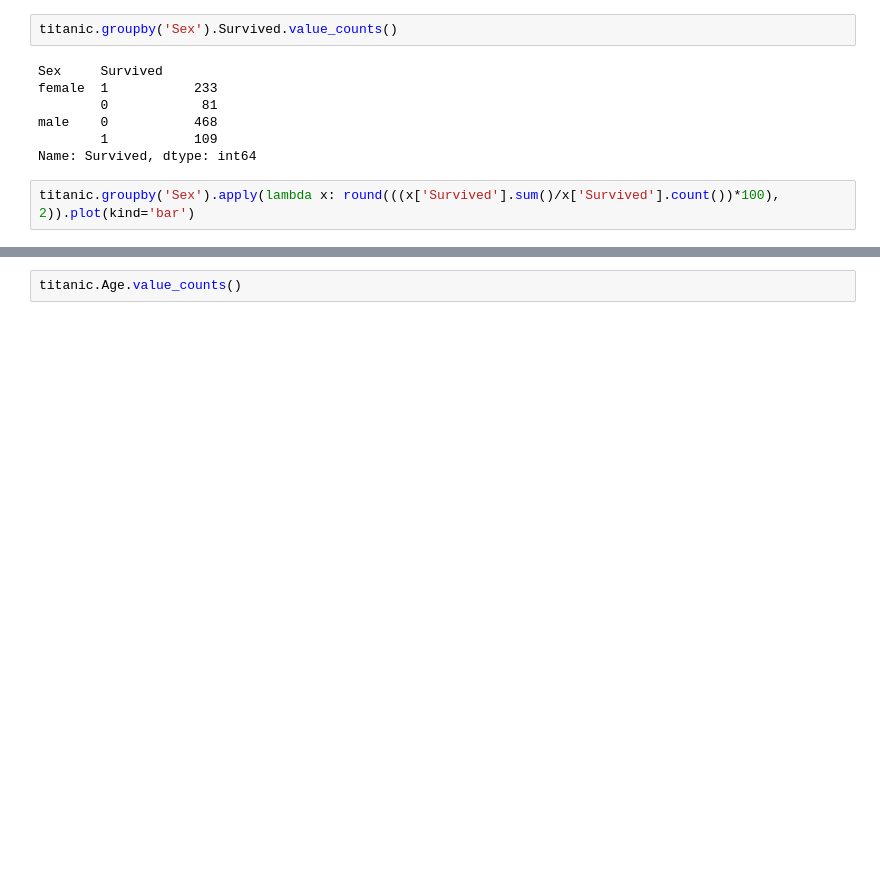
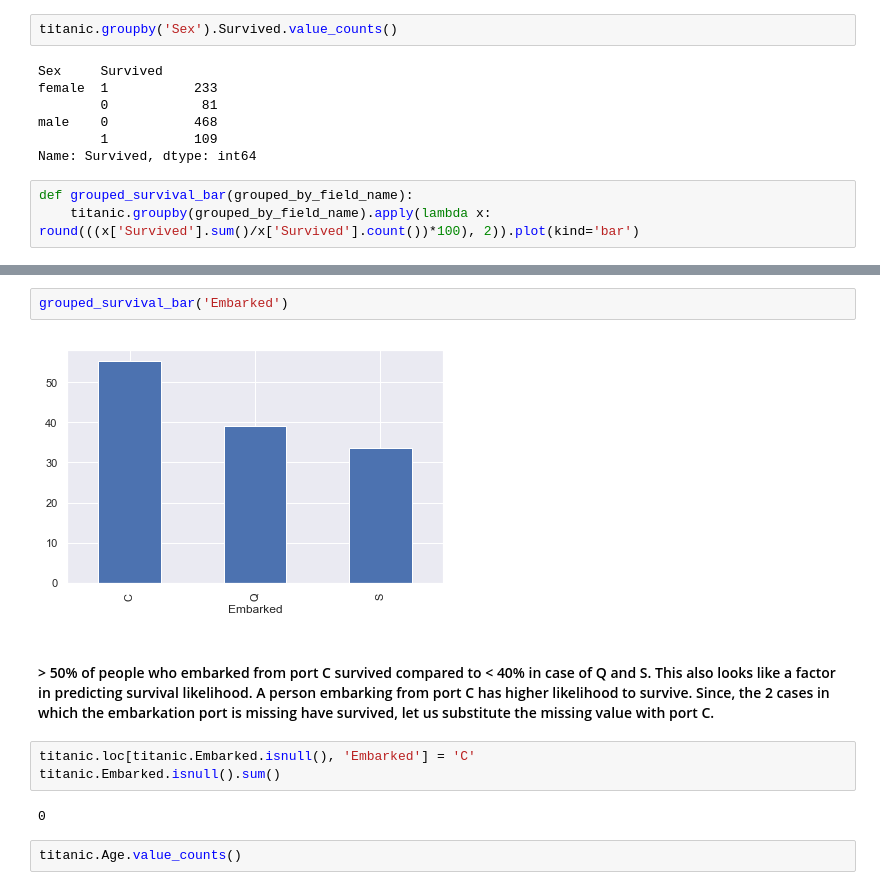
Before and after one commit to abhishekjain88/titanic-kaggle, a Jupyter notebook: Titanic Competition.ipynb, the cells around one changed output, grey strips where cells are left out. Drawn from its saved outputs; the diff is of its cells as text; blank space fills up the shorter version.

Commit message:
Embarkation port analysis complete

```diff
--- a/Titanic Competition.ipynb
+++ b/Titanic Competition.ipynb
@@ -202,4 +202,5 @@ male    0           468
         1           109
 Name: Survived, dtype: int64
 # %%
-titanic.groupby('Sex').apply(lambda x: round(((x['Survived'].sum()/x['Survived'].count())*100), 2)).plot(kind='bar')
+def grouped_survival_bar(grouped_by_field_name):
+    titanic.groupby(grouped_by_field_name).apply(lambda x: round(((x['Survived'].sum()/x['Survived'].count())*100), 2)).plot(kind='bar')
@@ -211,3 +246,14 @@ titanic.groupby('Sex').apply(lambda x: round(((x['Survived'].sum()/x['Survived']
+# %%
+grouped_survival_bar('Embarked')
+# %% [output]
+[figure, added]
+# %% [markdown]
+#### > 50% of people who embarked from port C survived compared to < 40% in case of Q and S. This also looks like a factor in predicting survival likelihood. A person embarking from port C has higher likelihood to survive. Since, the 2 cases in which the embarkation port is missing have survived, let us substitute the missing value with port C.
+# %%
+titanic.loc[titanic.Embarked.isnull(), 'Embarked'] = 'C'
+titanic.Embarked.isnull().sum()
+# %% [output]
+0
 # %%
 titanic.Age.value_counts()
 # %% [output]
```
Also changed, not shown: parts of 9 cells of this notebook.
